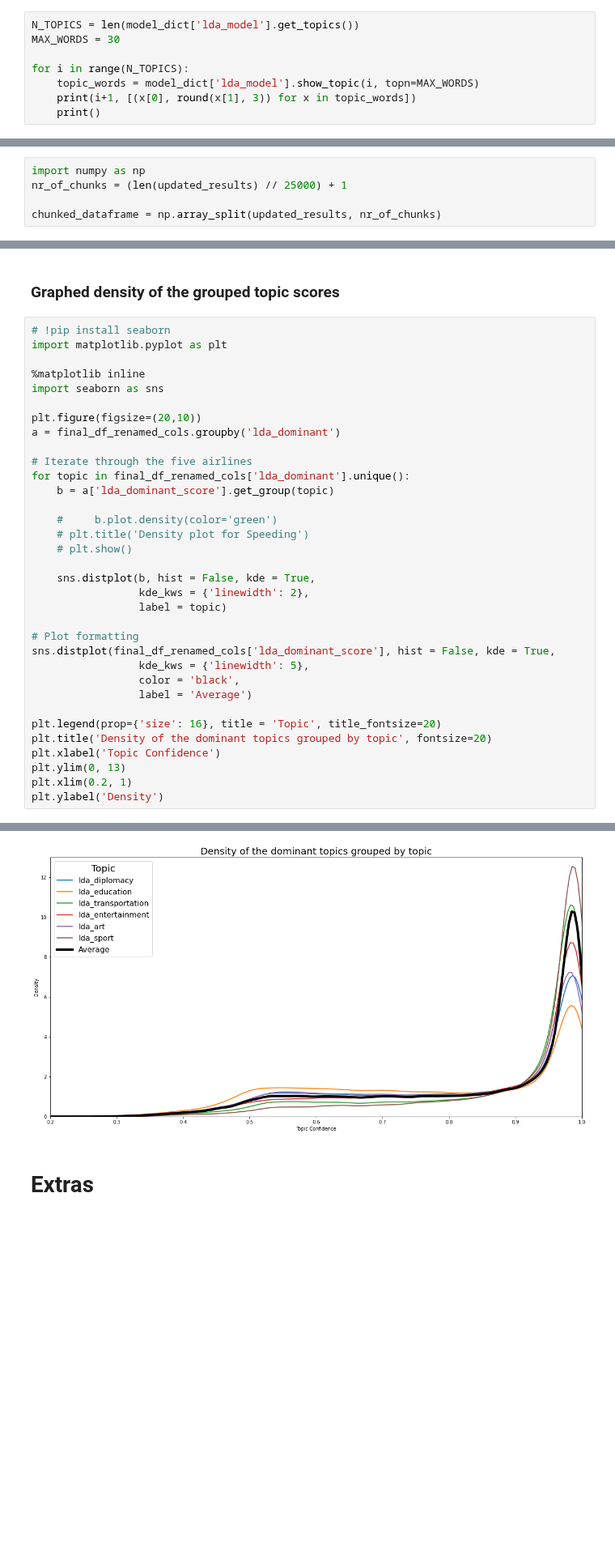
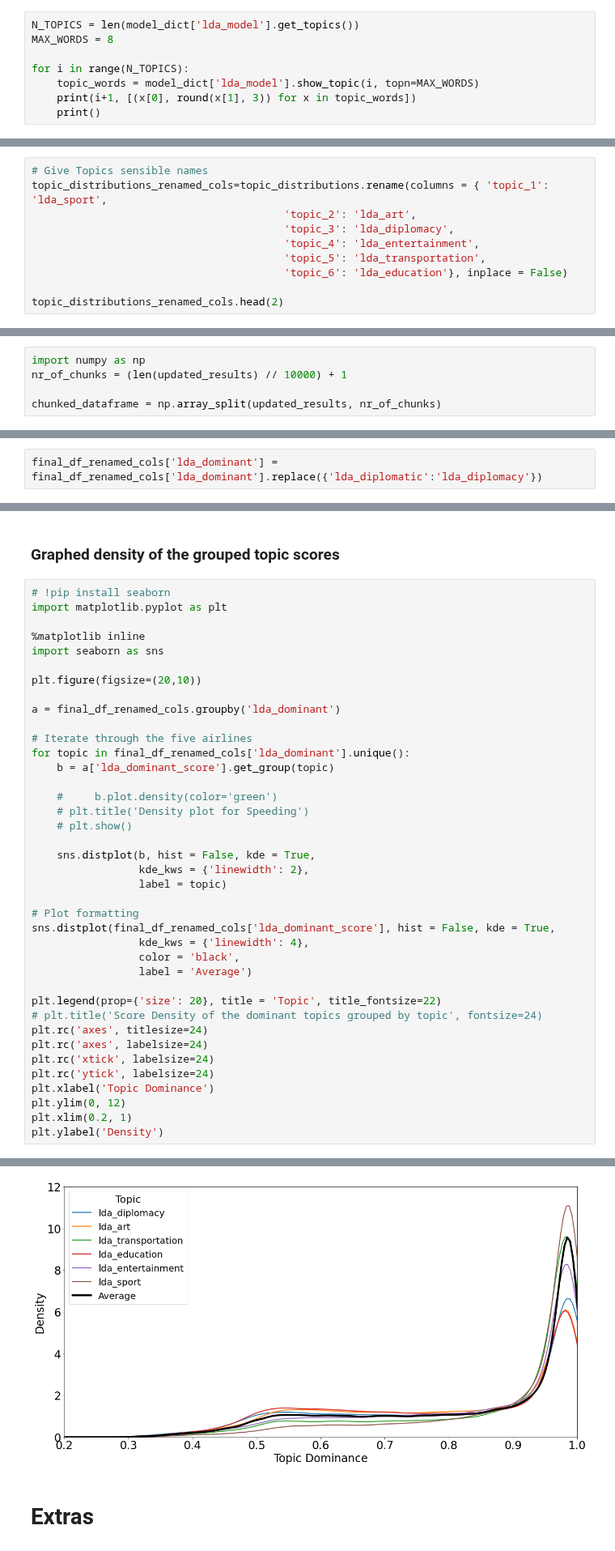
Before and after one commit to seriousdeejay/citynet, a Jupyter notebook: src/analyses/Diederik/Clean Code/2a Topic Modeling (30 cities).ipynb, the cells around one changed output, grey strips where cells are left out. Shown at 81% size. Saved outputs shown, nothing was run; the diff lists cells and outputs as text; blank space fills up the shorter version.

```diff
--- a/src/analyses/Diederik/Clean Code/2a Topic Modeling (30 cities).ipynb
+++ b/src/analyses/Diederik/Clean Code/2a Topic Modeling (30 cities).ipynb
@@ -104,7 +175,7 @@ vis
 ### Word-Topic Distribution
 # %%
 N_TOPICS = len(model_dict['lda_model'].get_topics())
-MAX_WORDS = 30
+MAX_WORDS = 8
 
 for i in range(N_TOPICS):
     topic_words = model_dict['lda_model'].show_topic(i, topn=MAX_WORDS)
@@ -156,0 +212,10 @@ topic_distributions_renamed_cols
+# %%
+# Give Topics sensible names
+topic_distributions_renamed_cols=topic_distributions.rename(columns = { 'topic_1': 'lda_sport',
+                                        'topic_2': 'lda_art',
+                                        'topic_3': 'lda_diplomacy',
+                                        'topic_4': 'lda_entertainment',
+                                        'topic_5': 'lda_transportation',
+                                        'topic_6': 'lda_education'}, inplace = False)
+
+topic_distributions_renamed_cols.head(2)
@@ -193,7 +260,7 @@ updated_results = pd.concat([result, topic_distributions_renamed_cols],
 ### Get dominant topic and score of chunked dataframe
 # %%
 import numpy as np
-nr_of_chunks = (len(updated_results) // 25000) + 1
+nr_of_chunks = (len(updated_results) // 10000) + 1
 
 chunked_dataframe = np.array_split(updated_results, nr_of_chunks)
 # %%
@@ -206,3 +275,5 @@ final_df = pd.concat(chunked_dataframe,axis=0)
 # %%
 final_df_renamed_cols = final_df.rename(columns = { 'idxmax': 'lda_dominant',
                                         'max': 'lda_dominant_score'}, inplace = False)
+# %%
+final_df_renamed_cols['lda_dominant'] = final_df_renamed_cols['lda_dominant'].replace({'lda_diplomatic':'lda_diplomacy'})
@@ -216,39 +318,44 @@ final_df_renamed_cols.to_csv('..\..\..\..\..\data\clean\classified_50cities_740c
 # !pip install seaborn
 import matplotlib.pyplot as plt
 
 %matplotlib inline
 import seaborn as sns
 
 plt.figure(figsize=(20,10))
+
 a = final_df_renamed_cols.groupby('lda_dominant')
 
 # Iterate through the five airlines
 for topic in final_df_renamed_cols['lda_dominant'].unique():
     b = a['lda_dominant_score'].get_group(topic)
 
     #     b.plot.density(color='green')
     # plt.title('Density plot for Speeding')
     # plt.show()
 
     sns.distplot(b, hist = False, kde = True,
                  kde_kws = {'linewidth': 2},
                  label = topic)
 
 # Plot formatting
 sns.distplot(final_df_renamed_cols['lda_dominant_score'], hist = False, kde = True,
-                 kde_kws = {'linewidth': 5},
+                 kde_kws = {'linewidth': 4},
                  color = 'black',
                  label = 'Average')
 
-plt.legend(prop={'size': 16}, title = 'Topic', title_fontsize=20)
-plt.title('Density of the dominant topics grouped by topic', fontsize=20)
-plt.xlabel('Topic Confidence')
-plt.ylim(0, 13)
+plt.legend(prop={'size': 20}, title = 'Topic', title_fontsize=22)
+# plt.title('Score Density of the dominant topics grouped by topic', fontsize=24)
+plt.rc('axes', titlesize=24)
+plt.rc('axes', labelsize=24)
+plt.rc('xtick', labelsize=24)
+plt.rc('ytick', labelsize=24)
+plt.xlabel('Topic Dominance')
+plt.ylim(0, 12)
 plt.xlim(0.2, 1)
 plt.ylabel('Density')
 # %% [output]
 Text(0, 0.5, 'Density')
-[figure, old version]
+[figure, new version]
 # %% [markdown]
 # Extras
 # %% [markdown]
```
Also changed, not shown: parts of 34 cells of this notebook, 3 other files.
